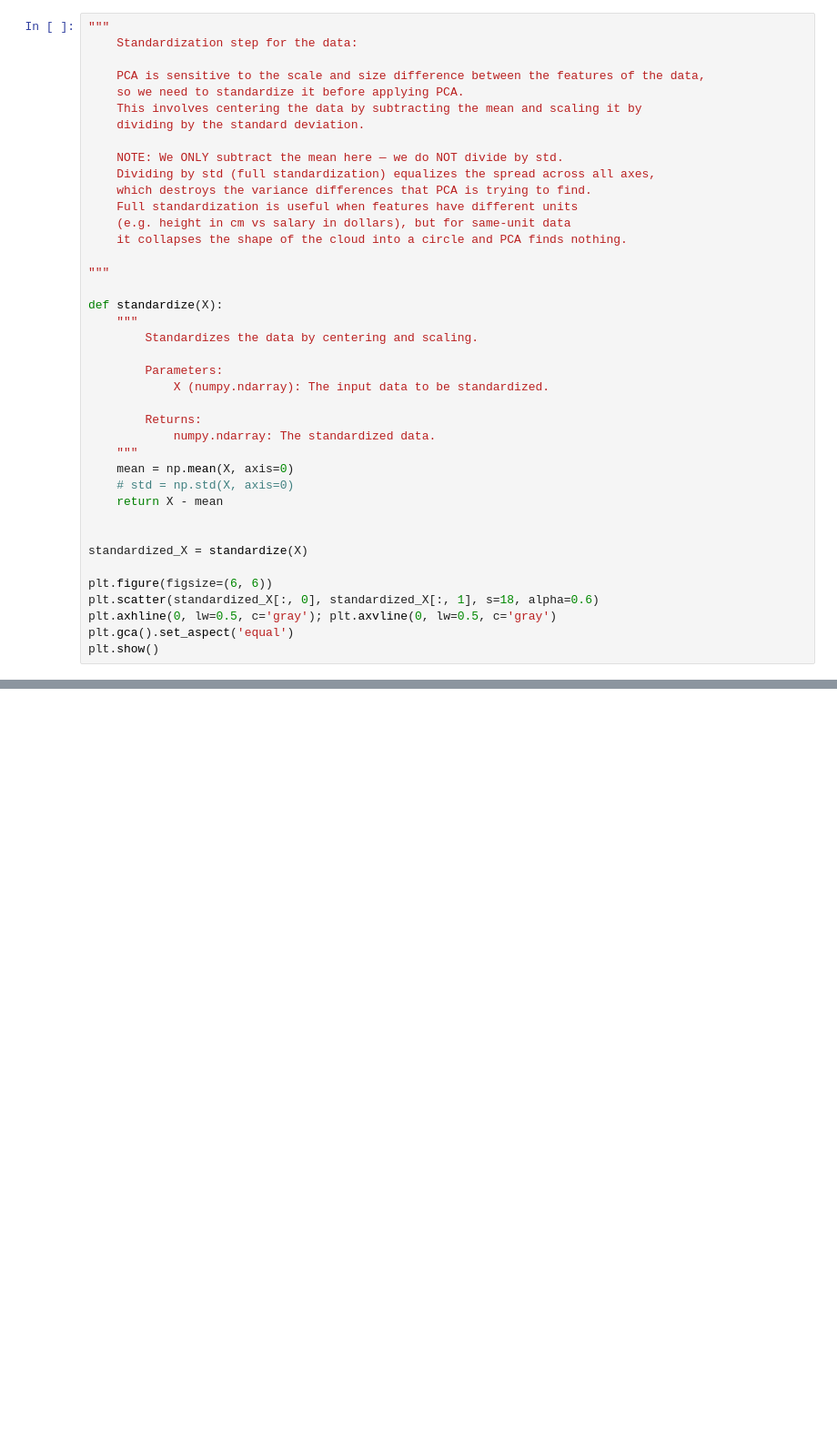
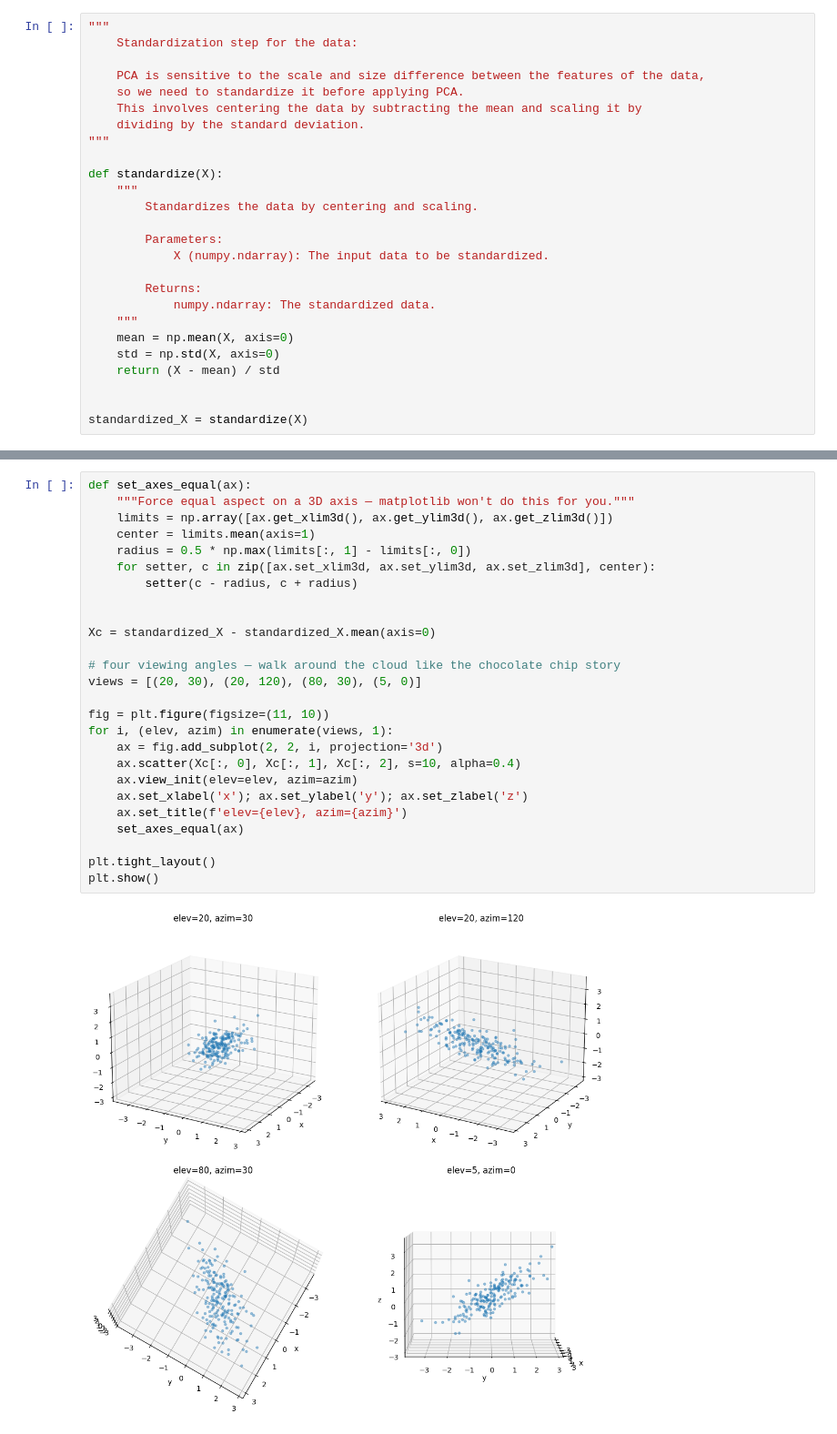
Before and after one commit to ilijahristov/machine-learning, a Jupyter notebook: principal_component_analysis/pca.ipynb, the cells around one changed output, grey strips where cells are left out. Shown at 91% size. Drawn from its saved outputs; the diff is of its cells as text; blank space fills up the shorter version.

```diff
--- a/principal_component_analysis/pca.ipynb
+++ b/principal_component_analysis/pca.ipynb
@@ -53,14 +109,6 @@ plt.show()
     so we need to standardize it before applying PCA.
     This involves centering the data by subtracting the mean and scaling it by
     dividing by the standard deviation.
-
-    NOTE: We ONLY subtract the mean here — we do NOT divide by std.
-    Dividing by std (full standardization) equalizes the spread across all axes,
-    which destroys the variance differences that PCA is trying to find.
-    Full standardization is useful when features have different units
-    (e.g. height in cm vs salary in dollars), but for same-unit data
-    it collapses the shape of the cloud into a circle and PCA finds nothing.
-
 """
 
 def standardize(X):
@@ -74,14 +122,8 @@ def standardize(X):
             numpy.ndarray: The standardized data.
     """
     mean = np.mean(X, axis=0)
-    # std = np.std(X, axis=0)
-    return X - mean
+    std = np.std(X, axis=0)
+    return (X - mean) / std
 
 
 standardized_X = standardize(X)
-
-plt.figure(figsize=(6, 6))
-plt.scatter(standardized_X[:, 0], standardized_X[:, 1], s=18, alpha=0.6)
-plt.axhline(0, lw=0.5, c='gray'); plt.axvline(0, lw=0.5, c='gray')
-plt.gca().set_aspect('equal')
-plt.show()
@@ -90,3 +130,31 @@ plt.show()
+# %%
+def set_axes_equal(ax):
+    """Force equal aspect on a 3D axis — matplotlib won't do this for you."""
+    limits = np.array([ax.get_xlim3d(), ax.get_ylim3d(), ax.get_zlim3d()])
+    center = limits.mean(axis=1)
+    radius = 0.5 * np.max(limits[:, 1] - limits[:, 0])
+    for setter, c in zip([ax.set_xlim3d, ax.set_ylim3d, ax.set_zlim3d], center):
+        setter(c - radius, c + radius)
+
+
+Xc = standardized_X - standardized_X.mean(axis=0)
+
+# four viewing angles — walk around the cloud like the chocolate chip story
+views = [(20, 30), (20, 120), (80, 30), (5, 0)]
+
+fig = plt.figure(figsize=(11, 10))
+for i, (elev, azim) in enumerate(views, 1):
+    ax = fig.add_subplot(2, 2, i, projection='3d')
+    ax.scatter(Xc[:, 0], Xc[:, 1], Xc[:, 2], s=10, alpha=0.4)
+    ax.view_init(elev=elev, azim=azim)
+    ax.set_xlabel('x'); ax.set_ylabel('y'); ax.set_zlabel('z')
+    ax.set_title(f'elev={elev}, azim={azim}')
+    set_axes_equal(ax)
+
+plt.tight_layout()
+plt.show()
+# %% [output]
+[figure, added]
 # %%
 """
     After standardization, we can compute the covariance matrix of the standardized data.
```
Also changed, not shown: parts of 10 cells of this notebook, 3 other files.
